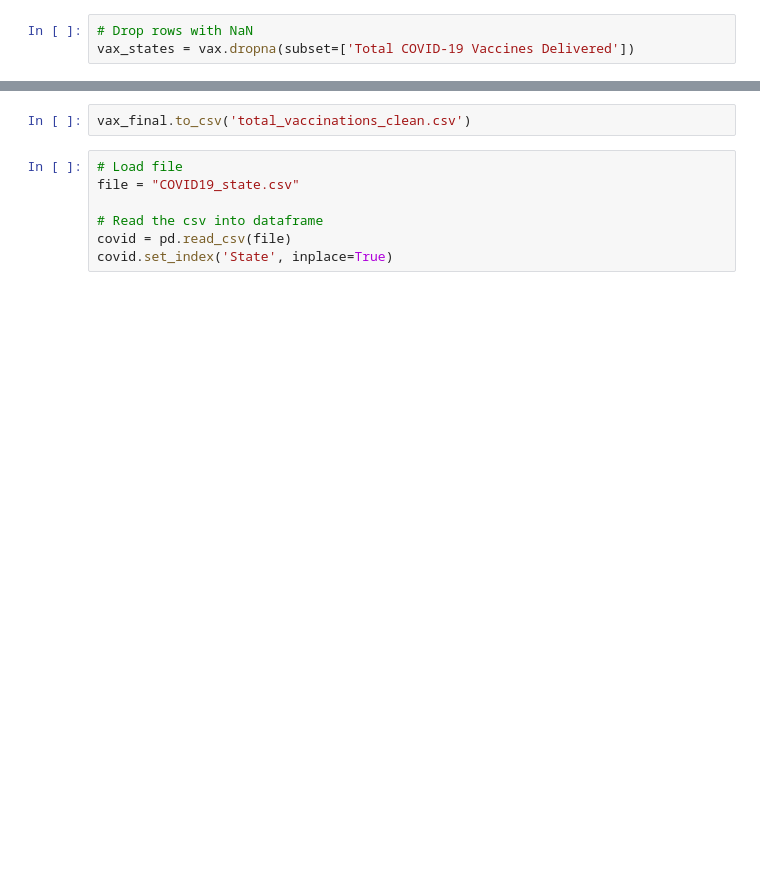
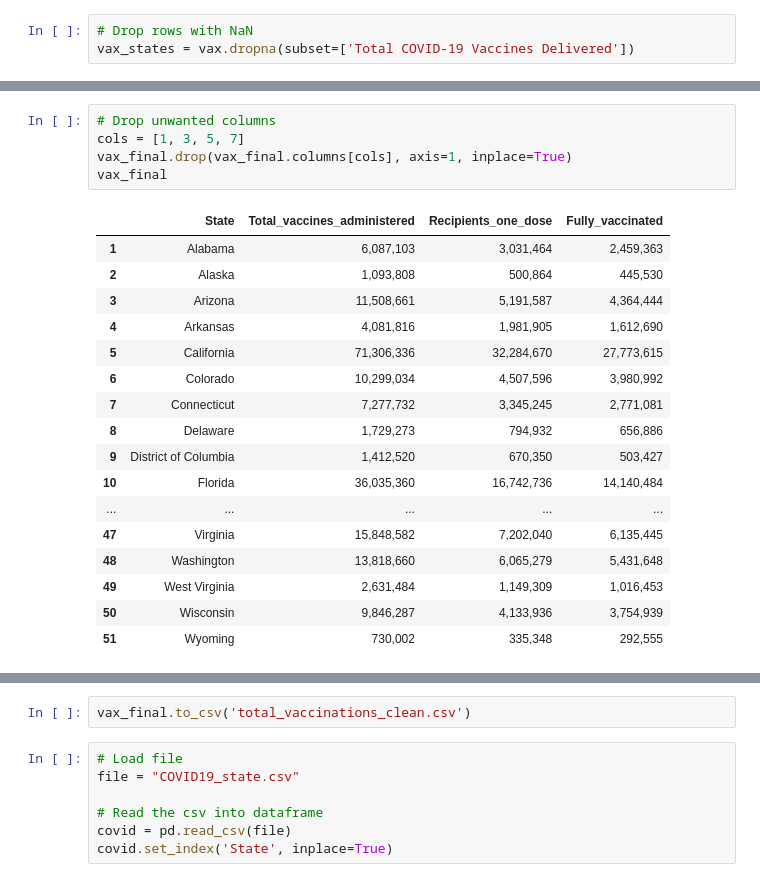
Before and after one commit to Sdcantwell3/Covid_deaths_pop_density, a Jupyter notebook: data_cleaning.ipynb, the cells around one changed output, grey strips where cells are left out. Saved outputs shown, nothing was run; the diff lists cells and outputs as text; blank space fills up the shorter version.

```diff
--- a/data_cleaning.ipynb
+++ b/data_cleaning.ipynb
@@ -19,0 +70,23 @@ vax_final
+# %%
+# Drop unwanted columns
+cols = [1, 3, 5, 7]
+vax_final.drop(vax_final.columns[cols], axis=1, inplace=True)
+vax_final
+# %% [output]
+|  | State | Total_vaccines_administered | Recipients_one_dose | Fully_vaccinated |
+| 1 | Alabama | 6,087,103 | 3,031,464 | 2,459,363 |
+| 2 | Alaska | 1,093,808 | 500,864 | 445,530 |
+| 3 | Arizona | 11,508,661 | 5,191,587 | 4,364,444 |
+| 4 | Arkansas | 4,081,816 | 1,981,905 | 1,612,690 |
+| 5 | California | 71,306,336 | 32,284,670 | 27,773,615 |
+| 6 | Colorado | 10,299,034 | 4,507,596 | 3,980,992 |
+| 7 | Connecticut | 7,277,732 | 3,345,245 | 2,771,081 |
+| 8 | Delaware | 1,729,273 | 794,932 | 656,886 |
+| 9 | District of Columbia | 1,412,520 | 670,350 | 503,427 |
+| 10 | Florida | 36,035,360 | 16,742,736 | 14,140,484 |
+| ... | ... | ... | ... | ... |
+| 47 | Virginia | 15,848,582 | 7,202,040 | 6,135,445 |
+| 48 | Washington | 13,818,660 | 6,065,279 | 5,431,648 |
+| 49 | West Virginia | 2,631,484 | 1,149,309 | 1,016,453 |
+| 50 | Wisconsin | 9,846,287 | 4,133,936 | 3,754,939 |
+| 51 | Wyoming | 730,002 | 335,348 | 292,555 |
```
Also changed, not shown: parts of 12 cells of this notebook, 1 other file.
